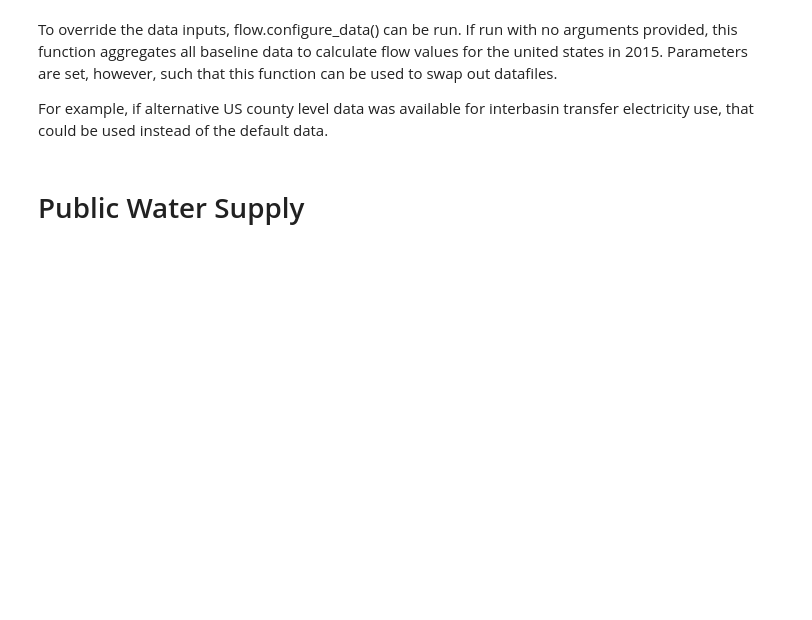
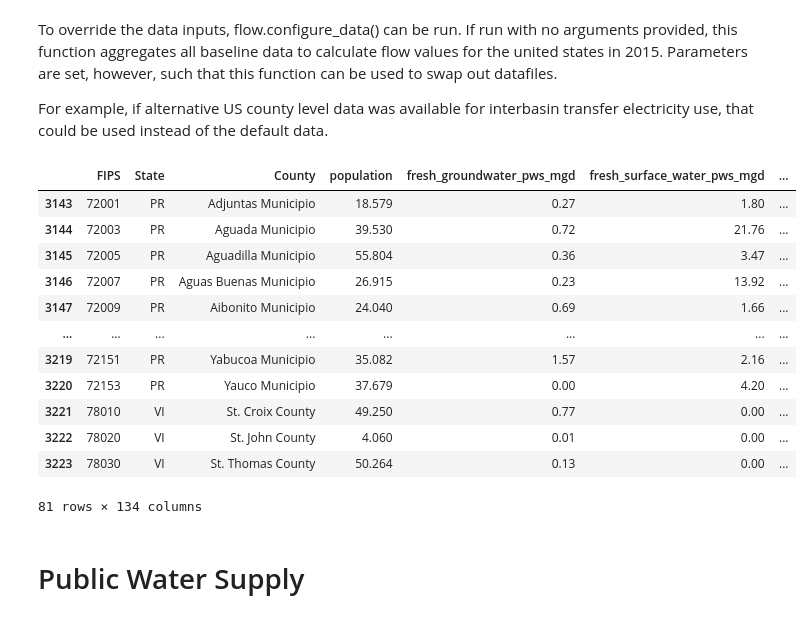
Before and after one commit to pnnl/interflow, a Jupyter notebook: flow_notebook.ipynb, the cells around one changed output. Saved outputs shown, nothing was run; the diff lists cells and outputs as text; code cells hidden in the pictures; blank space fills up the shorter version.

```diff
--- a/flow_notebook.ipynb
+++ b/flow_notebook.ipynb
@@ -388,10 +394,24 @@ For example, if alternative US county level data was available for interbasin tr
 df = flow.configure_data()
 df
 # %%
-is_NaN = df.isnull()
+is_NaN = data.isnull()
 row_has_NaN = is_NaN.any(axis=1)
-rows_with_NaN = df[row_has_NaN]
+rows_with_NaN = data[row_has_NaN]
 rows_with_NaN
+# %% [output]
+|  | FIPS | State | County | population | fresh_groundwater_pws_mgd | fresh_surface_water_pws_mgd | ... |
+| 3143 | 72001 | PR | Adjuntas Municipio | 18.579 | 0.27 | 1.80 | ... |
+| 3144 | 72003 | PR | Aguada Municipio | 39.530 | 0.72 | 21.76 | ... |
+| 3145 | 72005 | PR | Aguadilla Municipio | 55.804 | 0.36 | 3.47 | ... |
+| 3146 | 72007 | PR | Aguas Buenas Municipio | 26.915 | 0.23 | 13.92 | ... |
+| 3147 | 72009 | PR | Aibonito Municipio | 24.040 | 0.69 | 1.66 | ... |
+| ... | ... | ... | ... | ... | ... | ... | ... |
+| 3219 | 72151 | PR | Yabucoa Municipio | 35.082 | 1.57 | 2.16 | ... |
+| 3220 | 72153 | PR | Yauco Municipio | 37.679 | 0.00 | 4.20 | ... |
+| 3221 | 78010 | VI | St. Croix County | 49.250 | 0.77 | 0.00 | ... |
+| 3222 | 78020 | VI | St. John County | 4.060 | 0.01 | 0.00 | ... |
+| 3223 | 78030 | VI | St. Thomas County | 50.264 | 0.13 | 0.00 | ... |
+81 rows × 134 columns
 # %%
 df2.to_csv(r'C:\Users\mong275\Local Files\Sankey_Notebook_Development\SankeyFiles\run2.csv')
 # %% [markdown]
```
Also changed, not shown: parts of 7 cells of this notebook, 2 other files.
